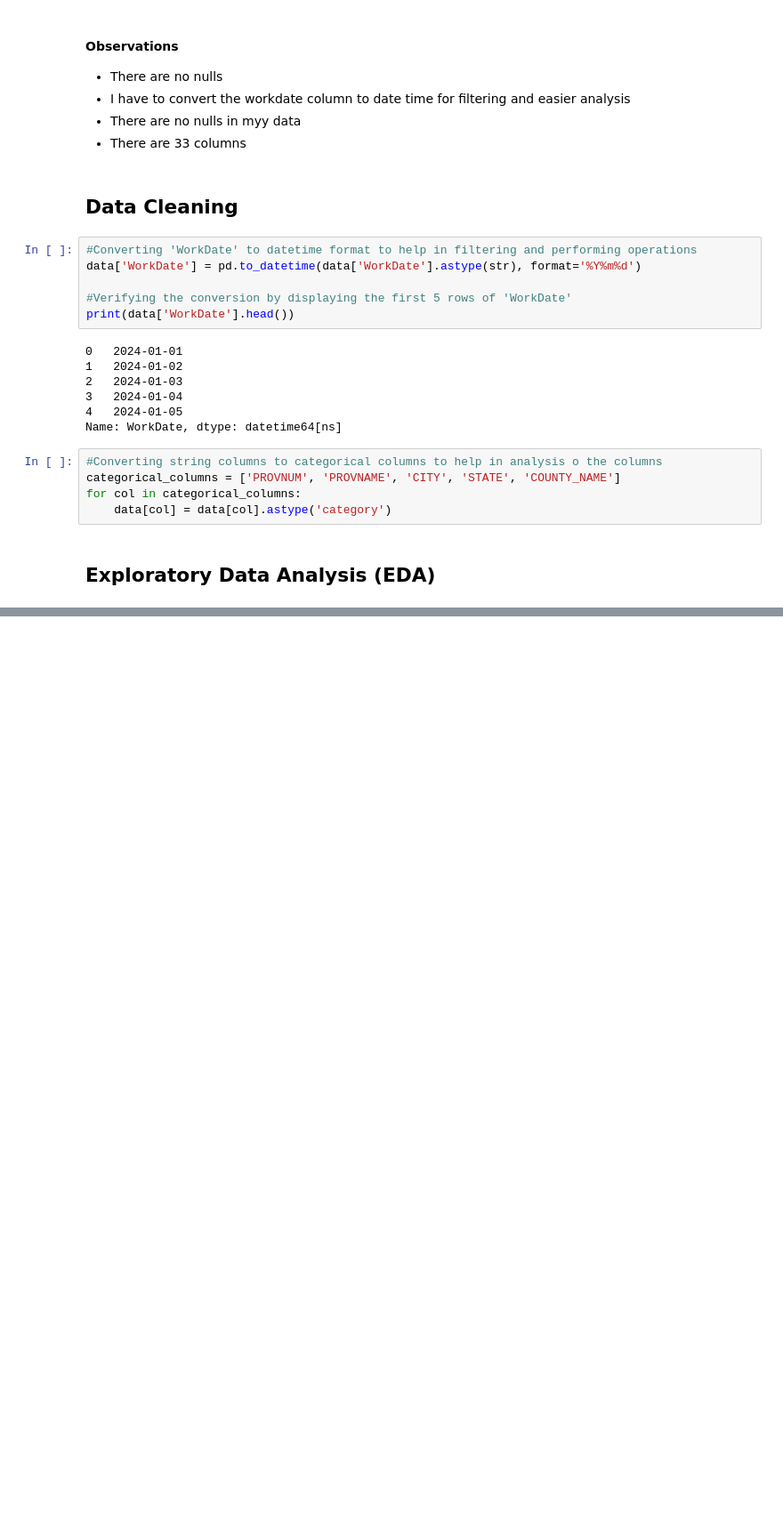
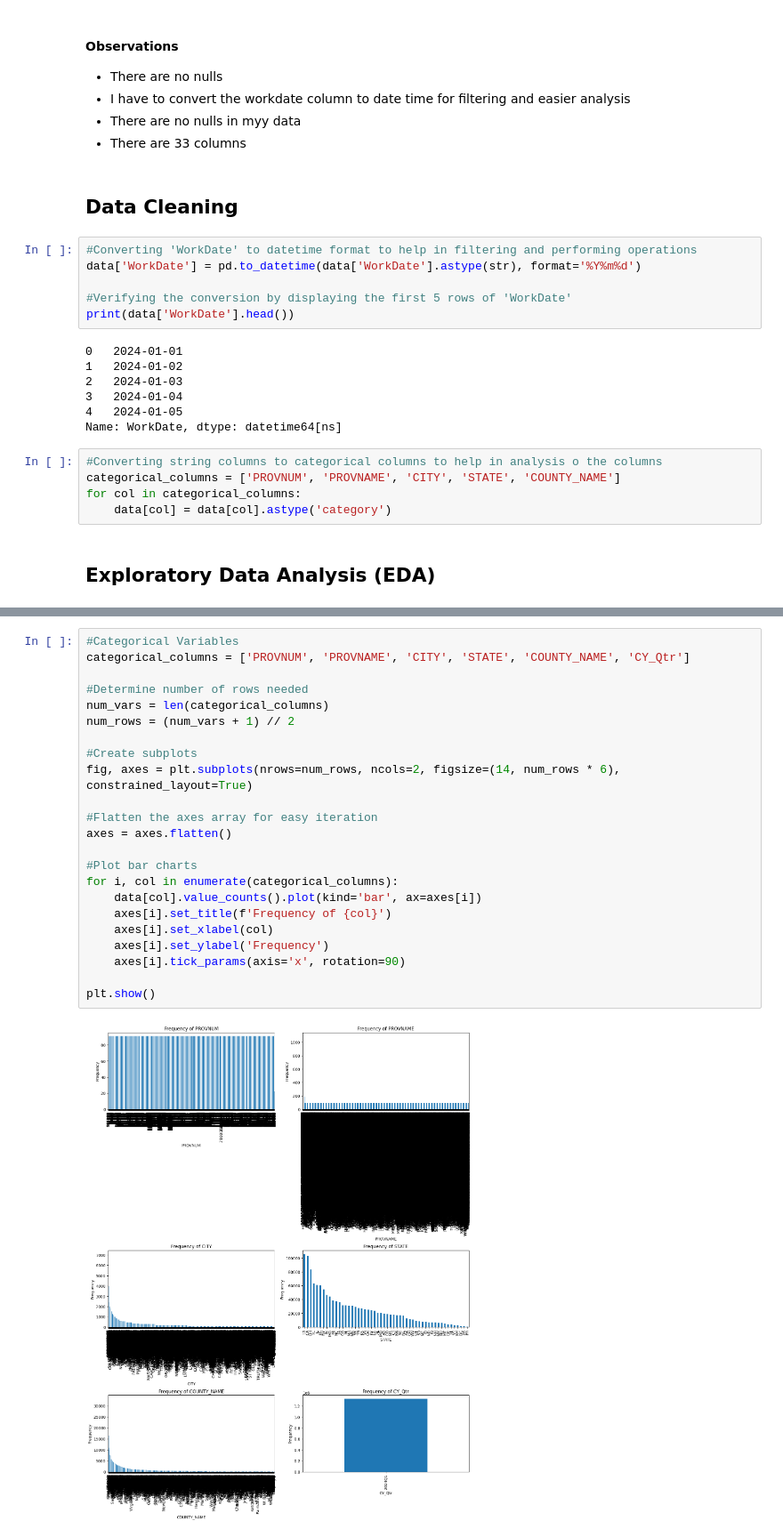
Before and after one commit to Georginahnjeri/Clipboard-Health-Q1-Sales, a Jupyter notebook: main.ipynb, the cells around one changed output, grey strips where cells are left out. Shown at 89% size. Cells and saved outputs as stored; diff of their text form; blank space fills up the shorter version.

```diff
--- a/main.ipynb
+++ b/main.ipynb
@@ -128,0 +186,25 @@ for col in categorical_columns:
+# %%
+#Categorical Variables
+categorical_columns = ['PROVNUM', 'PROVNAME', 'CITY', 'STATE', 'COUNTY_NAME', 'CY_Qtr']
+
+#Determine number of rows needed
+num_vars = len(categorical_columns)
+num_rows = (num_vars + 1) // 2
+
+#Create subplots
+fig, axes = plt.subplots(nrows=num_rows, ncols=2, figsize=(14, num_rows * 6), constrained_layout=True)
+
+#Flatten the axes array for easy iteration
+axes = axes.flatten()
+
+#Plot bar charts
+for i, col in enumerate(categorical_columns):
+    data[col].value_counts().plot(kind='bar', ax=axes[i])
+    axes[i].set_title(f'Frequency of {col}')
+    axes[i].set_xlabel(col)
+    axes[i].set_ylabel('Frequency')
+    axes[i].tick_params(axis='x', rotation=90)
+
+plt.show()
+# %% [output]
+[figure, added]
```
Also changed, not shown: parts of 8 cells of this notebook.
